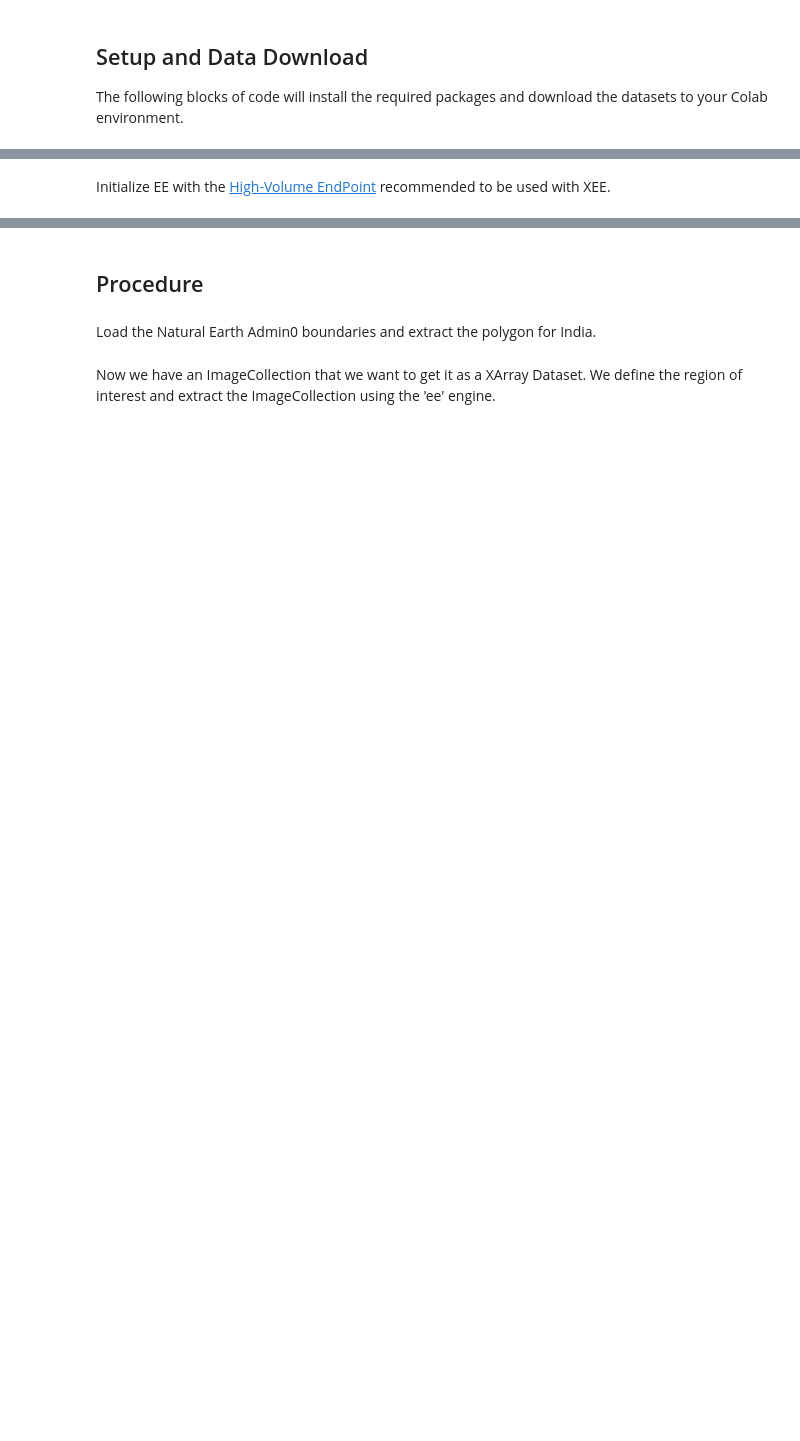
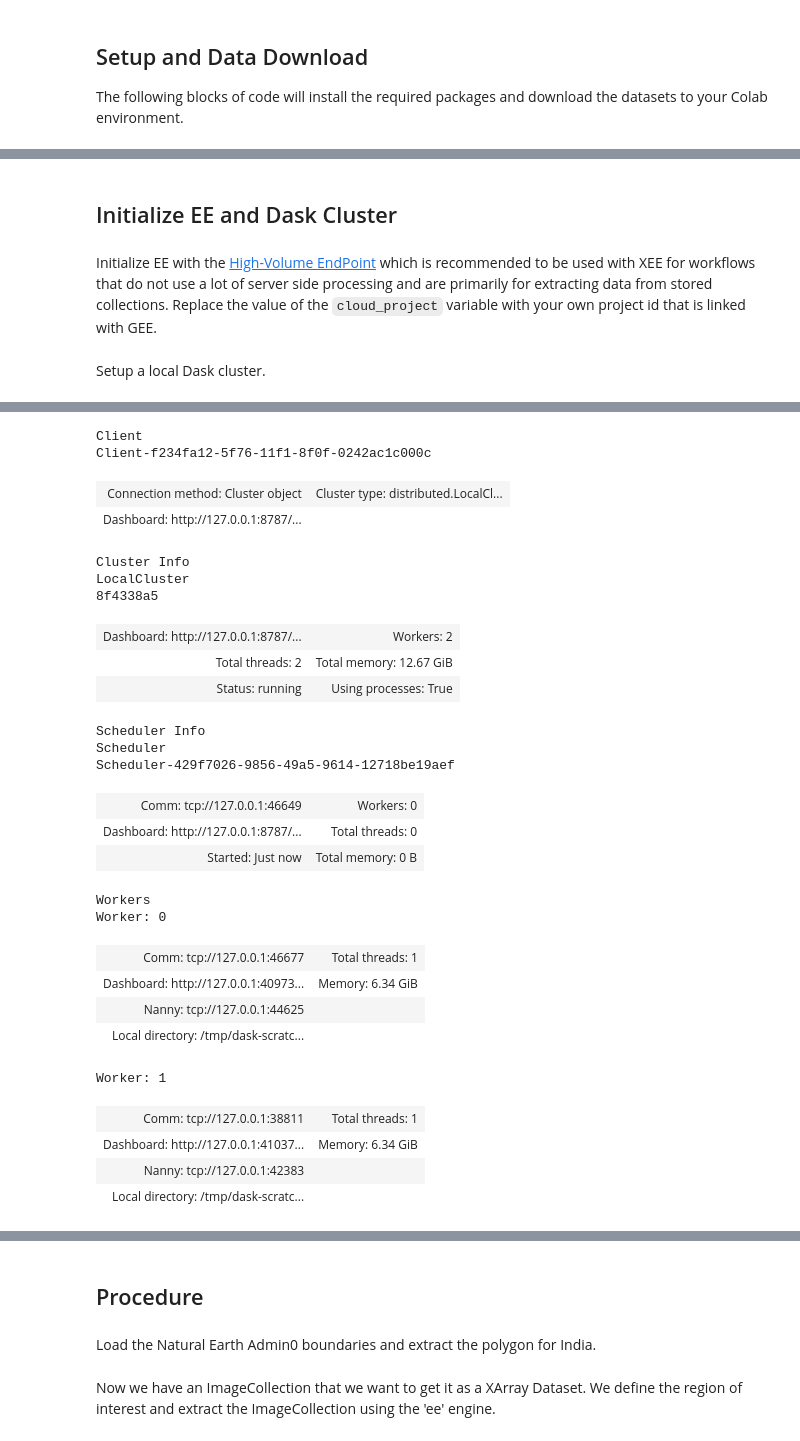
Before and after one commit to spatialthoughts/geopython-tutorials, a Jupyter notebook: notebooks/xee_calculating_spi.ipynb, the cells around one changed output, grey strips where cells are left out. Drawn from its saved outputs; the diff is of its cells as text; code cells hidden in the pictures; blank space fills up the shorter version.

```diff
--- a/notebooks/xee_calculating_spi.ipynb
+++ b/notebooks/xee_calculating_spi.ipynb
@@ -52,3 +72,5 @@ download(data_url + shapefile)
+# %% [markdown]
+## Initialize EE and Dask Cluster
 # %% [markdown]
-Initialize EE with the [High-Volume EndPoint](https://developers.google.com/earth-engine/guides/processing_environments#high-volume_endpoint) recommended to be used with XEE.
+Initialize EE with the [High-Volume EndPoint](https://developers.google.com/earth-engine/guides/processing_environments#high-volume_endpoint) which is recommended to be used with XEE for workflows that do not use a lot of server side processing and are primarily for extracting data from stored collections. Replace the value of the `cloud_project` variable with your own project id that is linked with GEE.
 # %%
@@ -67,0 +88,7 @@ except:
+# %% [markdown]
+Setup a local Dask cluster.
+# %%
+from dask.distributed import Client
+client = Client()  # set up local cluster on the machine
+client
+# %% [output]
@@ -67,0 +110,27 @@ except:
+Client
+Client-f234fa12-5f76-11f1-8f0f-0242ac1c000c
+| Connection method: Cluster object | Cluster type: distributed.LocalCl... |
+| Dashboard: http://127.0.0.1:8787/... |  |
+Cluster Info
+LocalCluster
+8f4338a5
+| Dashboard: http://127.0.0.1:8787/... | Workers: 2 |
+| Total threads: 2 | Total memory: 12.67 GiB |
+| Status: running | Using processes: True |
+Scheduler Info
+Scheduler
+Scheduler-429f7026-9856-49a5-9614-12718be19aef
+| Comm: tcp://127.0.0.1:46649 | Workers: 0 |
+| Dashboard: http://127.0.0.1:8787/... | Total threads: 0 |
+| Started: Just now | Total memory: 0 B |
+Workers
+Worker: 0
+| Comm: tcp://127.0.0.1:46677 | Total threads: 1 |
+| Dashboard: http://127.0.0.1:40973... | Memory: 6.34 GiB |
+| Nanny: tcp://127.0.0.1:44625 |  |
+| Local directory: /tmp/dask-scratc... |  |
+Worker: 1
+| Comm: tcp://127.0.0.1:38811 | Total threads: 1 |
+| Dashboard: http://127.0.0.1:41037... | Memory: 6.34 GiB |
+| Nanny: tcp://127.0.0.1:42383 |  |
+| Local directory: /tmp/dask-scratc... |  |
```
Also changed, not shown: parts of 24 cells of this notebook.
